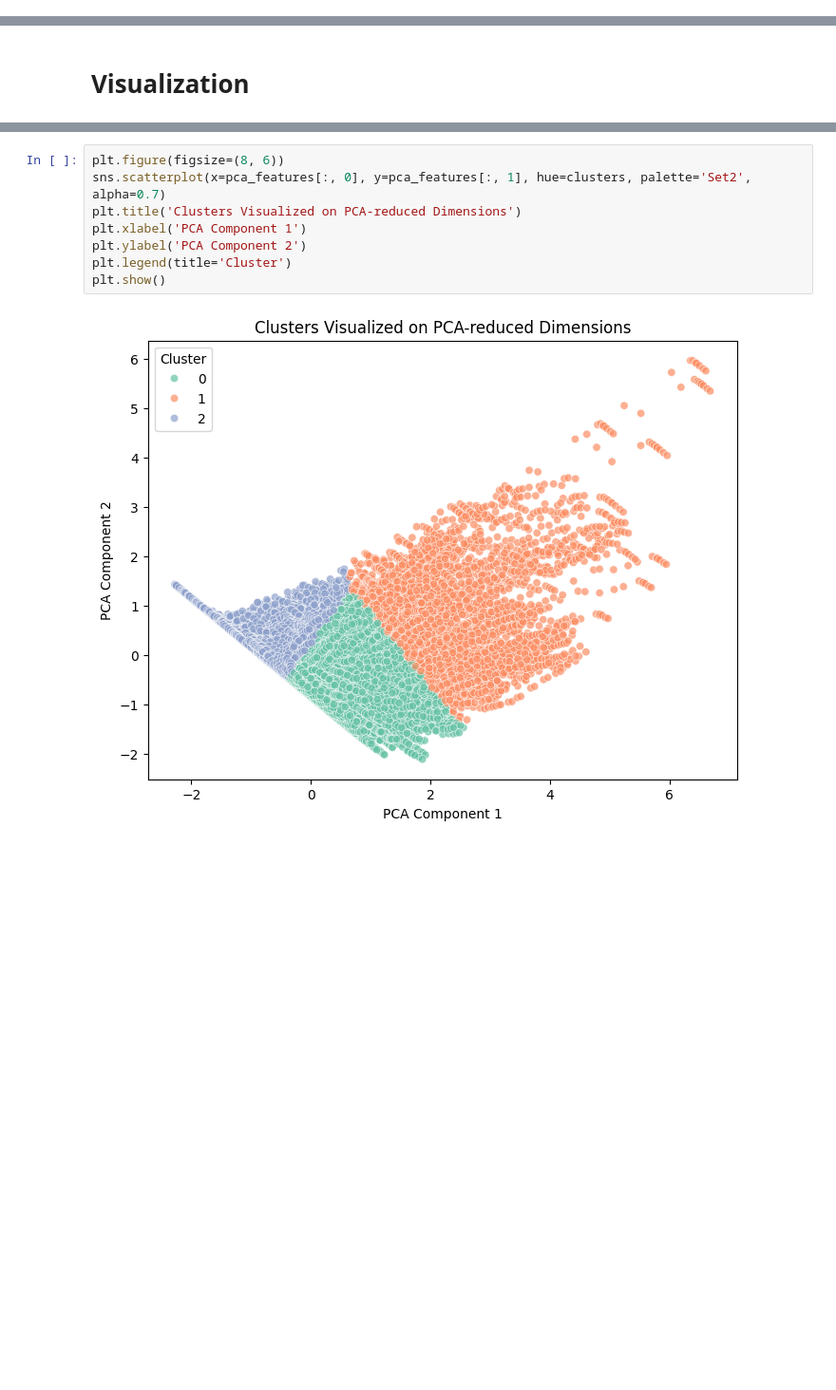
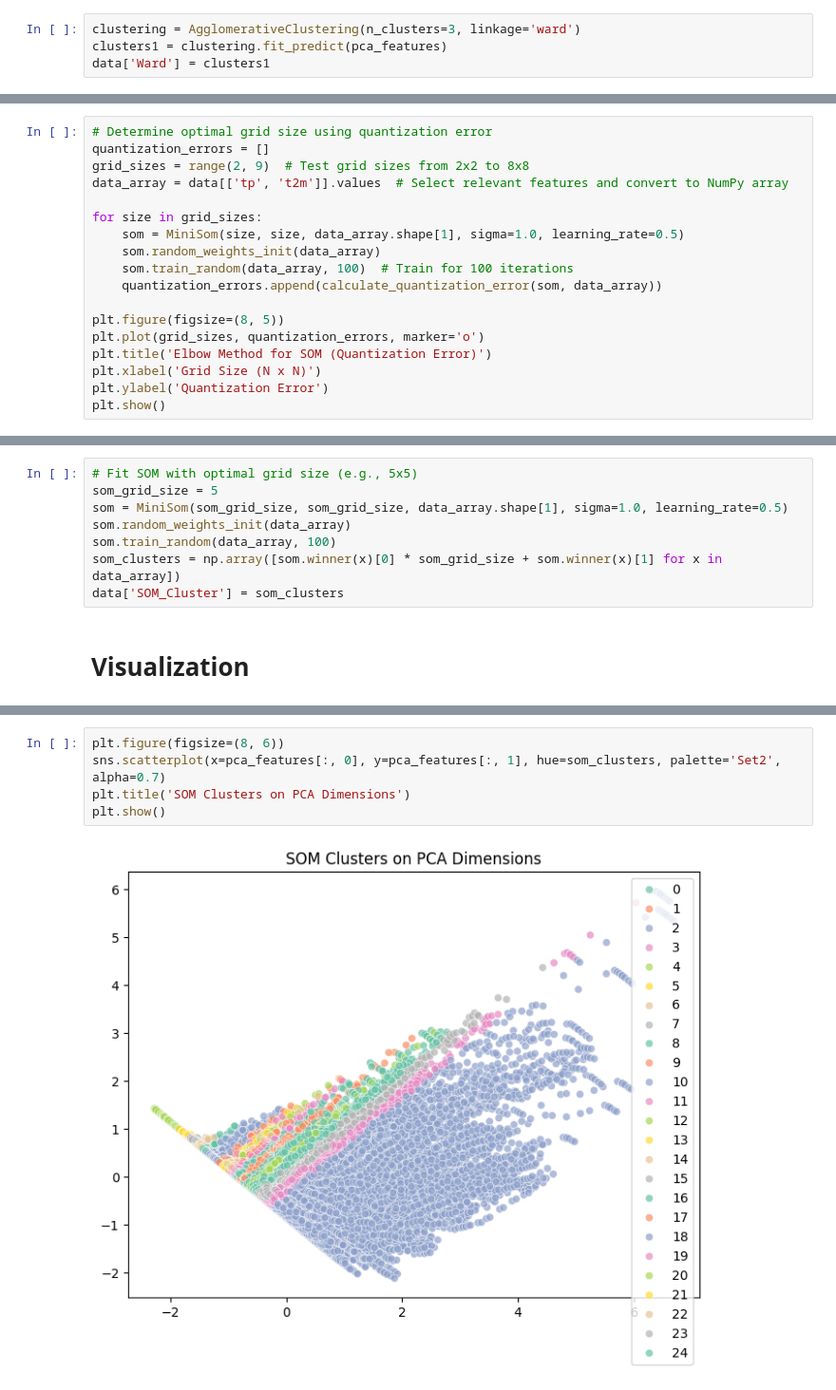
Before and after one commit to aminnademi/Clustring-On-North-of-Iran-Climate-Dataset, a Jupyter notebook: notebook.ipynb, the cells around one changed output, grey strips where cells are left out. Shown at 95% size. Drawn from its saved outputs; the diff is of its cells as text; blank space fills up the shorter version.

```diff
--- a/notebook.ipynb
+++ b/notebook.ipynb
@@ -186,0 +230,4 @@ data['Cluster'] = clusters
+# %%
+clustering = AgglomerativeClustering(n_clusters=3, linkage='ward')
+clusters1 = clustering.fit_predict(pca_features)
+data['Ward'] = clusters1
@@ -186,0 +236,18 @@ data['Cluster'] = clusters
+# %%
+# Determine optimal grid size using quantization error
+quantization_errors = []
+grid_sizes = range(2, 9)  # Test grid sizes from 2x2 to 8x8
+data_array = data[['tp', 't2m']].values  # Select relevant features and convert to NumPy array
+
+for size in grid_sizes:
+    som = MiniSom(size, size, data_array.shape[1], sigma=1.0, learning_rate=0.5)
+    som.random_weights_init(data_array)
+    som.train_random(data_array, 100)  # Train for 100 iterations
+    quantization_errors.append(calculate_quantization_error(som, data_array))
+
+plt.figure(figsize=(8, 5))
+plt.plot(grid_sizes, quantization_errors, marker='o')
+plt.title('Elbow Method for SOM (Quantization Error)')
+plt.xlabel('Grid Size (N x N)')
+plt.ylabel('Quantization Error')
+plt.show()
@@ -187,2 +256,10 @@ data['Cluster'] = clusters
+# %%
+# Fit SOM with optimal grid size (e.g., 5x5)
+som_grid_size = 5
+som = MiniSom(som_grid_size, som_grid_size, data_array.shape[1], sigma=1.0, learning_rate=0.5)
+som.random_weights_init(data_array)
+som.train_random(data_array, 100)
+som_clusters = np.array([som.winner(x)[0] * som_grid_size + som.winner(x)[1] for x in data_array])
+data['SOM_Cluster'] = som_clusters
 # %% [markdown]
 # Visualization
@@ -189,10 +283,7 @@ data['Cluster'] = clusters
 # %%
 plt.figure(figsize=(8, 6))
-sns.scatterplot(x=pca_features[:, 0], y=pca_features[:, 1], hue=clusters, palette='Set2', alpha=0.7)
-plt.title('Clusters Visualized on PCA-reduced Dimensions')
-plt.xlabel('PCA Component 1')
-plt.ylabel('PCA Component 2')
-plt.legend(title='Cluster')
+sns.scatterplot(x=pca_features[:, 0], y=pca_features[:, 1], hue=som_clusters, palette='Set2', alpha=0.7)
+plt.title('SOM Clusters on PCA Dimensions')
 plt.show()
 # %% [output]
-[figure, old version]
+[figure, new version]
```
Also changed, not shown: parts of 17 cells of this notebook.
